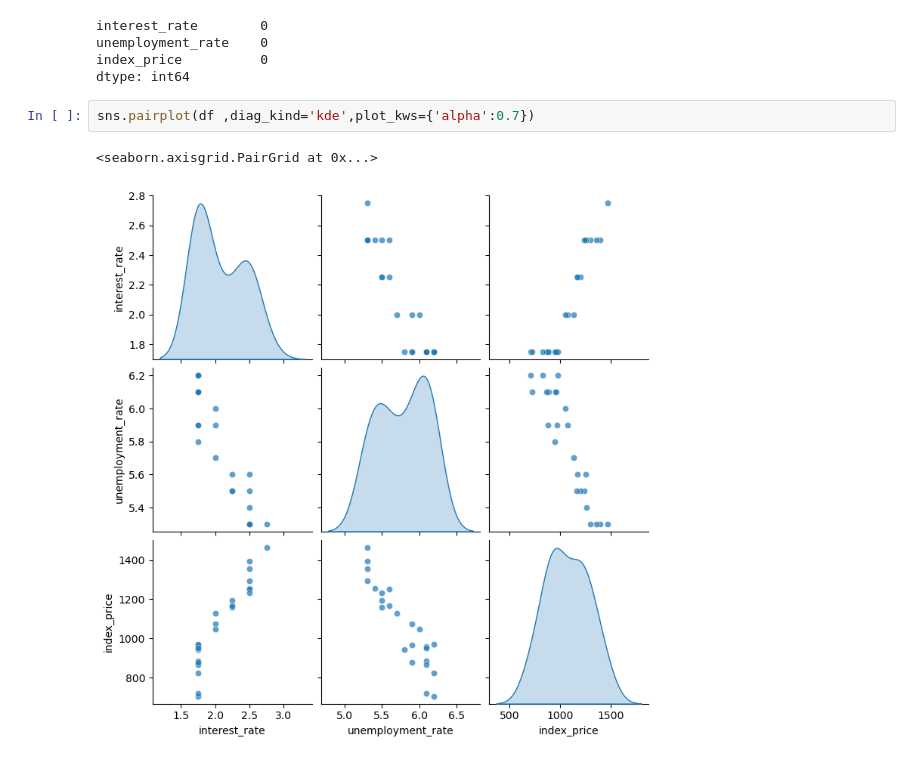
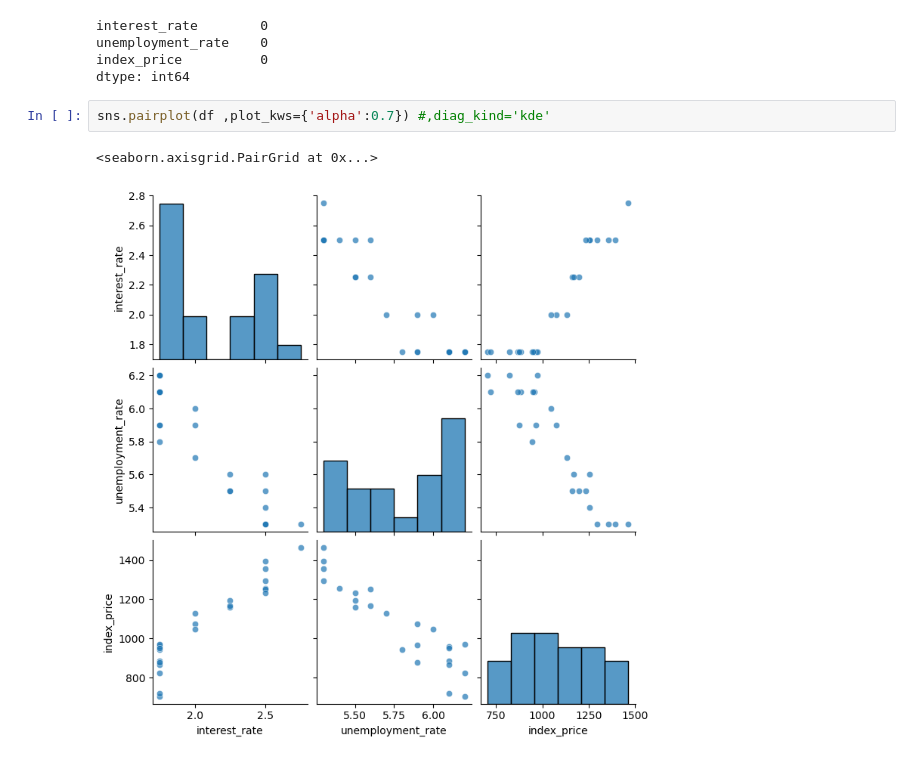
Before and after one commit to Roopa-KR/Python-Concepts, a Jupyter notebook: linear_regression.ipynb, the cells around one changed output. Cells and saved outputs as stored; diff of their text form.

```diff
--- a/linear_regression.ipynb
+++ b/linear_regression.ipynb
@@ -35,7 +35,7 @@ unemployment_rate    0
 index_price          0
 dtype: int64
 # %%
-sns.pairplot(df ,diag_kind='kde',plot_kws={'alpha':0.7})
+sns.pairplot(df ,plot_kws={'alpha':0.7}) #,diag_kind='kde'
 # %% [output]
 <seaborn.axisgrid.PairGrid at 0x...>
-[figure, old version]
+[figure, new version]
```
Also changed, not shown: parts of 3 cells of this notebook.
